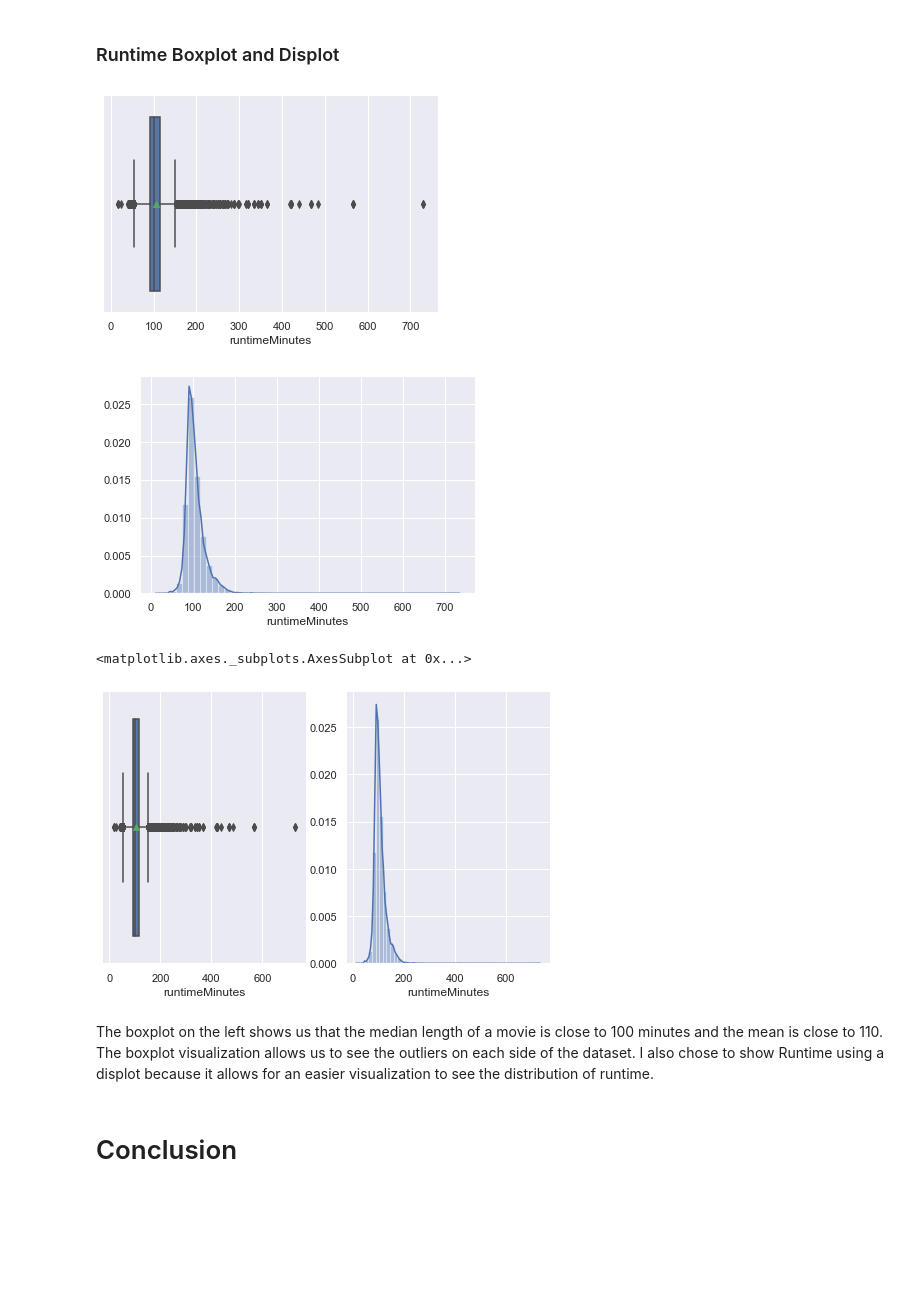
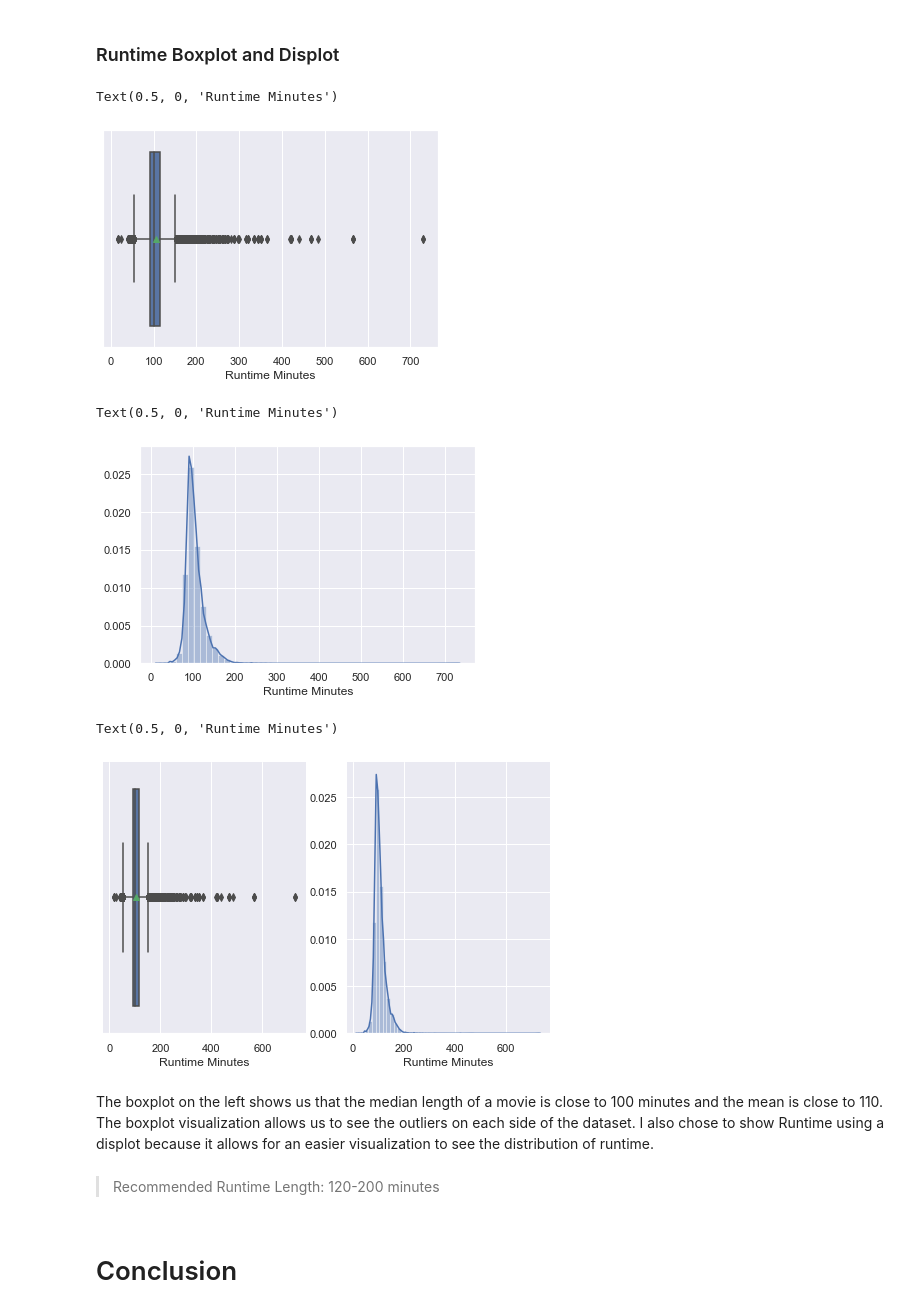
Before and after one commit to lauren-esser/Mod-1-Project, a Jupyter notebook: student.ipynb, the cells around one changed output. Cells and saved outputs as stored; diff of their text form; code cells hidden in the pictures; blank space fills up the shorter version.

```diff
--- a/student.ipynb
+++ b/student.ipynb
@@ -878,24 +895,33 @@ Looking at the Regression plot we are able to see there is a linear relationship
 # %%
 #Boxplot in order to view median and mean runtime
 ax = sns.boxplot(x=df1["runtimeMinutes"], showmeans = True)
+ax.set_xlabel("Runtime Minutes")
 # %% [output]
+Text(0.5, 0, 'Runtime Minutes')
-[figure, old version]
+[figure, new version]
 # %%
 ax = sns.distplot(df1['runtimeMinutes'])
+ax.set_xlabel("Runtime Minutes")
 # %% [output]
+Text(0.5, 0, 'Runtime Minutes')
-[figure, old version]
+[figure, new version]
 # %%
 #Putting the two together for better visualization
 f, axes = plt.subplots(1, 2, figsize=(8, 5), sharex=True)
 sns.despine(left=True)
 
-sns.boxplot(x=df1["runtimeMinutes"], showmeans = True, ax=axes[0])
-sns.distplot(df1['runtimeMinutes'], ax=axes[1])
+ax = sns.boxplot(x=df1["runtimeMinutes"], showmeans = True, ax=axes[0])
+ax1 = sns.distplot(df1['runtimeMinutes'], ax=axes[1])
+ax.set_xlabel("Runtime Minutes")
+ax1.set_xlabel("Runtime Minutes")
 # %% [output]
-<matplotlib.axes._subplots.AxesSubplot at 0x...>
+Text(0.5, 0, 'Runtime Minutes')
-[figure, old version]
+[figure, new version]
 # %% [markdown]
 The boxplot on the left shows us that the median length of a movie is close to 100 minutes and the mean is close to 110.  The boxplot visualization allows us to see the outliers on each side of the dataset. I also chose to show Runtime using a displot because it allows for an easier visualization to see the distribution of runtime.
+# %% [markdown]
+> Recommended Runtime Length:
+120-200 minutes
 # %% [markdown]
 # Conclusion
 # %% [markdown]
```
Also changed, not shown: parts of 6 cells of this notebook, 1 other file.
